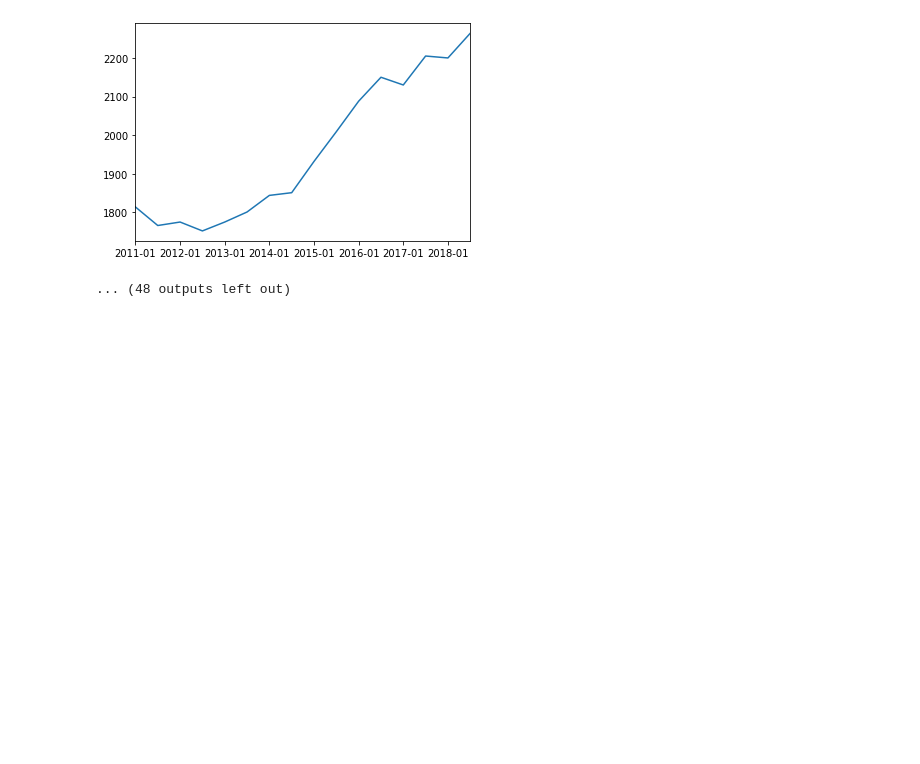
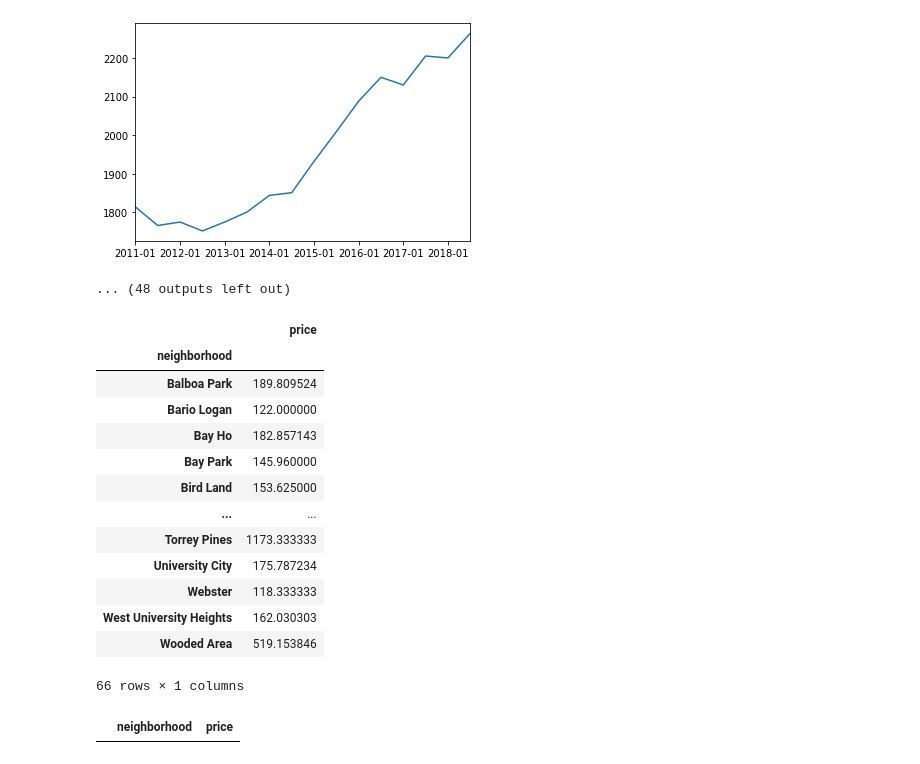
Before and after one commit to aaronaher619/COGS-108-Final-Project, a Jupyter notebook: Final_Project.ipynb, the cells around one changed output. Saved outputs shown, nothing was run; the diff lists cells and outputs as text; code cells hidden in the pictures; blank space fills up the shorter version.

```diff
--- a/Final_Project.ipynb
+++ b/Final_Project.ipynb
@@ -155,0 +154,25 @@ df_1 = pd.read_csv("AirBnb\City_Zri_AllHomesPlusMultifamily.csv")
+# %%
+df_2014_A = pd.read_csv("AirBnb Data/airbnb_san_diego_2014-05-25.csv")
+df_2014_A = df_2014_A.drop(df_2014_A.iloc[:,10:], axis = 1)
+df_2014_A = df_2014_A.drop(df_2014_A.iloc[:,0:4], axis = 1)
+df_2014_A = df_2014_A.drop(df_2014_A.iloc[:,1:5], axis = 1)
+df_2014_A.groupby(['neighborhood']).mean()
+# %% [output]
+|  | price |
+| neighborhood |  |
+| Balboa Park | 189.809524 |
+| Bario Logan | 122.000000 |
+| Bay Ho | 182.857143 |
+| Bay Park | 145.960000 |
+| Bird Land | 153.625000 |
+| ... | ... |
+| Torrey Pines | 1173.333333 |
+| University City | 175.787234 |
+| Webster | 118.333333 |
+| West University Heights | 162.030303 |
+| Wooded Area | 519.153846 |
+66 rows × 1 columns
+# %%
+df_2014_A[df_2014_A['neighborhood'] == 'Del Mar']
+# %% [output]
+|  | neighborhood | price |
```
Also changed, not shown: parts of 1 cell of this notebook.
